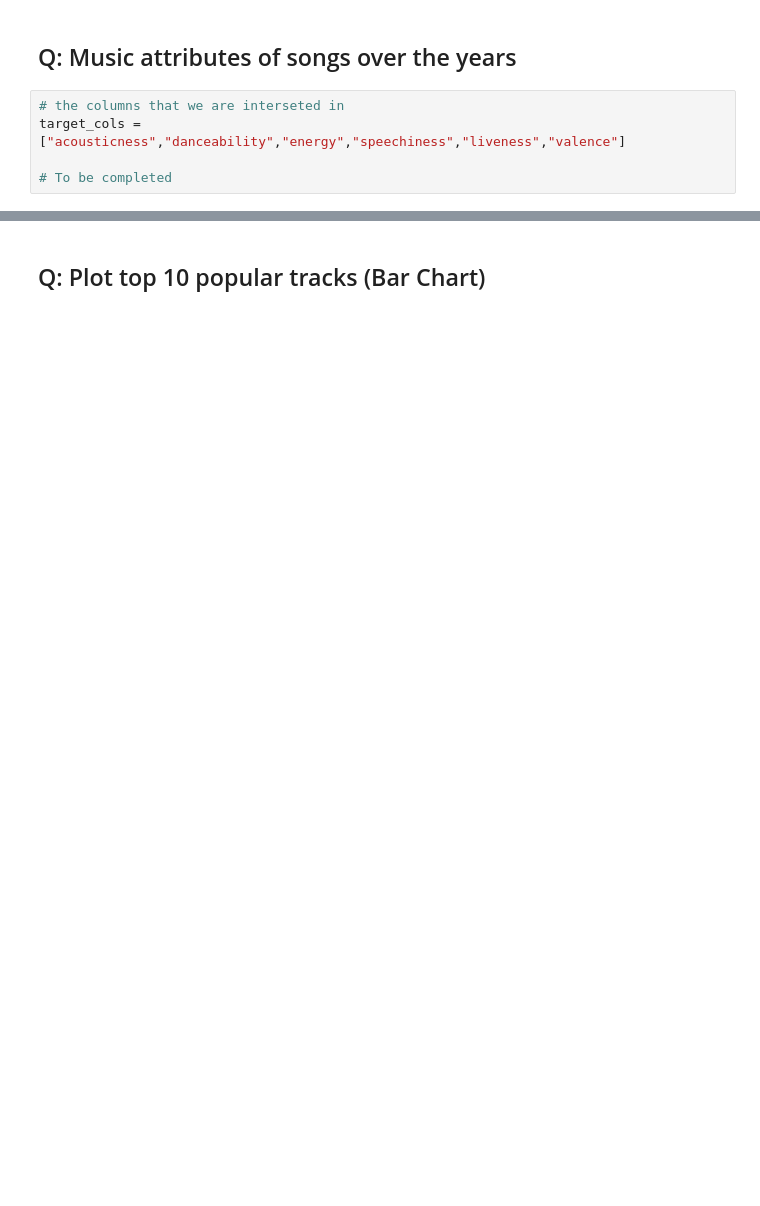
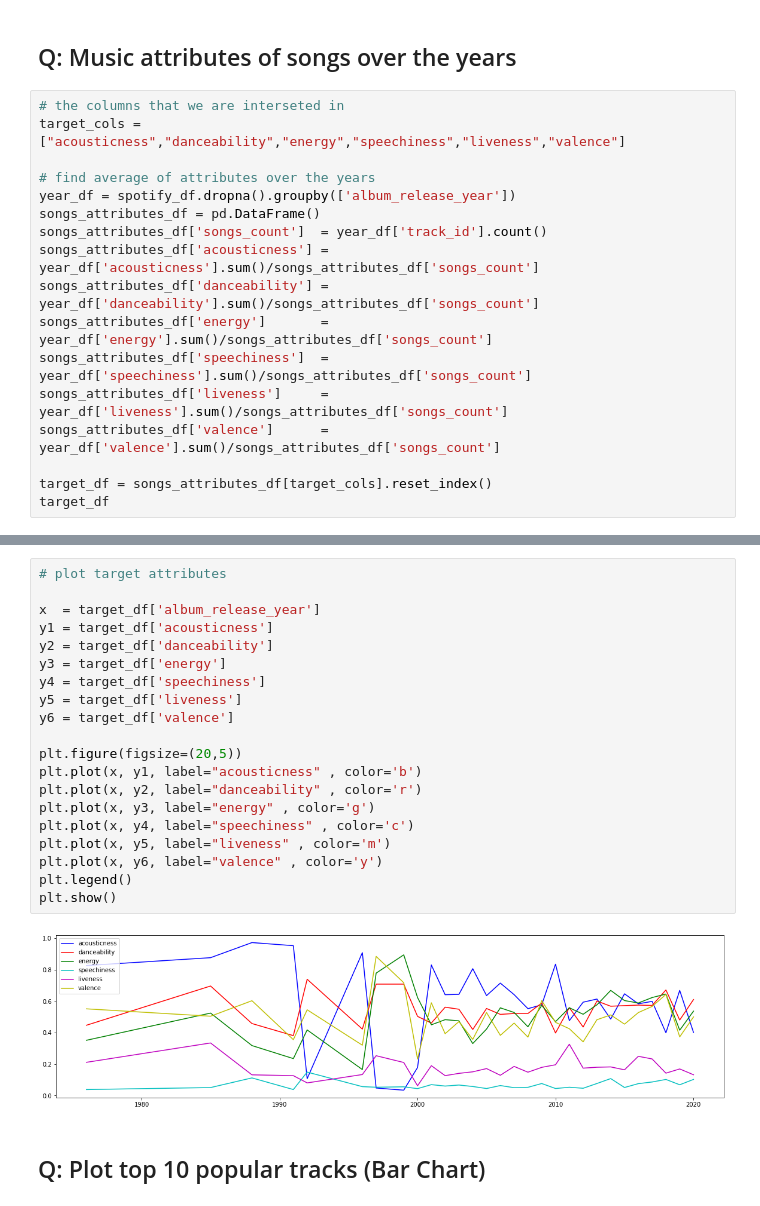
Before and after one commit to goli-mary-m/Persian-Spotify-Analysis, a Jupyter notebook: Persian-Spotify.ipynb, the cells around one changed output, grey strips where cells are left out. Drawn from its saved outputs; the diff is of its cells as text; blank space fills up the shorter version.

```diff
--- a/Persian-Spotify.ipynb
+++ b/Persian-Spotify.ipynb
@@ -85,4 +236,16 @@ spotify_df.columns
 # the columns that we are interseted in
 target_cols = ["acousticness","danceability","energy","speechiness","liveness","valence"]
 
-# To be completed
+# find average of attributes over the years
+year_df = spotify_df.dropna().groupby(['album_release_year'])
+songs_attributes_df = pd.DataFrame()
+songs_attributes_df['songs_count']  = year_df['track_id'].count()
+songs_attributes_df['acousticness'] = year_df['acousticness'].sum()/songs_attributes_df['songs_count']
+songs_attributes_df['danceability'] = year_df['danceability'].sum()/songs_attributes_df['songs_count']
+songs_attributes_df['energy']       = year_df['energy'].sum()/songs_attributes_df['songs_count']
+songs_attributes_df['speechiness']  = year_df['speechiness'].sum()/songs_attributes_df['songs_count']
+songs_attributes_df['liveness']     = year_df['liveness'].sum()/songs_attributes_df['songs_count']
+songs_attributes_df['valence']      = year_df['valence'].sum()/songs_attributes_df['songs_count']
+
+target_df = songs_attributes_df[target_cols].reset_index()
+target_df
@@ -89,3 +270,25 @@ target_cols = ["acousticness","danceability","energy","speechiness","liveness","
+# %%
+# plot target attributes
+
+x  = target_df['album_release_year']
+y1 = target_df['acousticness']
+y2 = target_df['danceability']
+y3 = target_df['energy']
+y4 = target_df['speechiness']
+y5 = target_df['liveness']
+y6 = target_df['valence']
+
+plt.figure(figsize=(20,5))
+plt.plot(x, y1, label="acousticness" , color='b')
+plt.plot(x, y2, label="danceability" , color='r')
+plt.plot(x, y3, label="energy" , color='g')
+plt.plot(x, y4, label="speechiness" , color='c')
+plt.plot(x, y5, label="liveness" , color='m')
+plt.plot(x, y6, label="valence" , color='y')
+plt.legend()
+plt.show()
+# %% [output]
+[figure, added]
 # %% [markdown]
 ## Q: Plot top 10 popular tracks (Bar Chart)
 # %%
```
Also changed, not shown: parts of 26 cells of this notebook.
